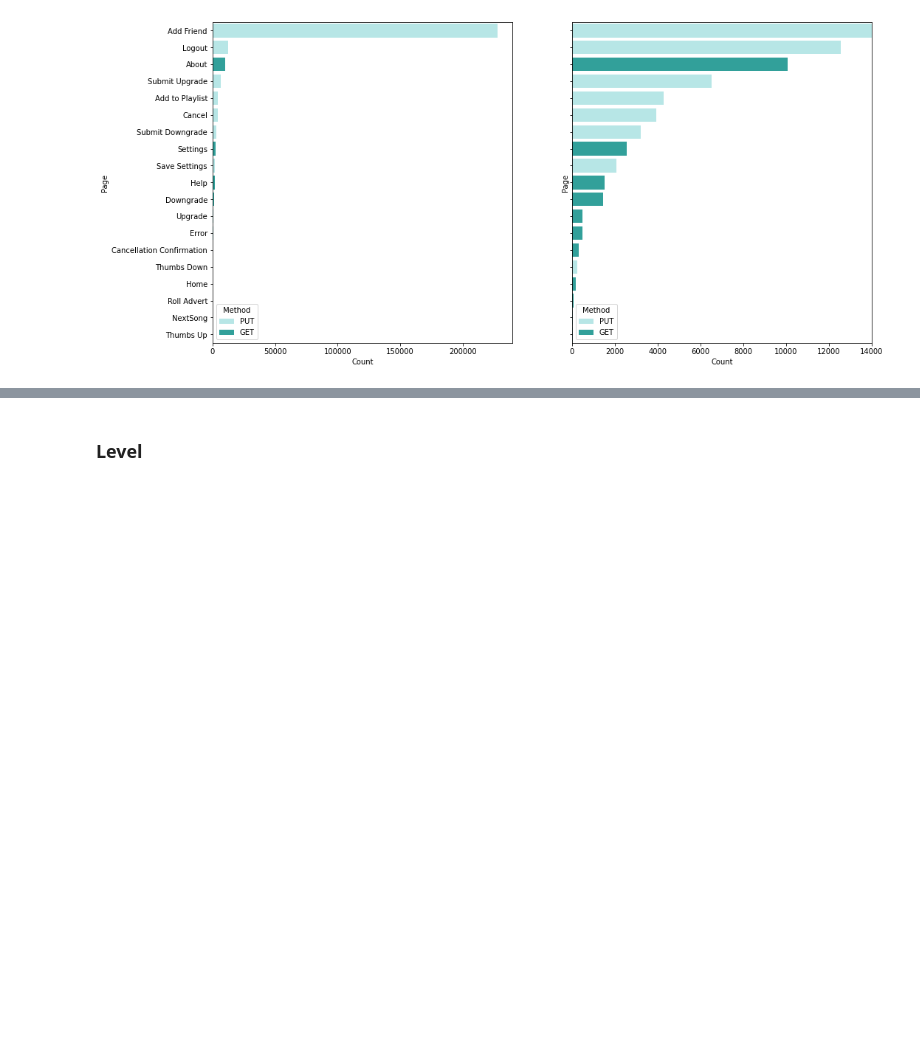
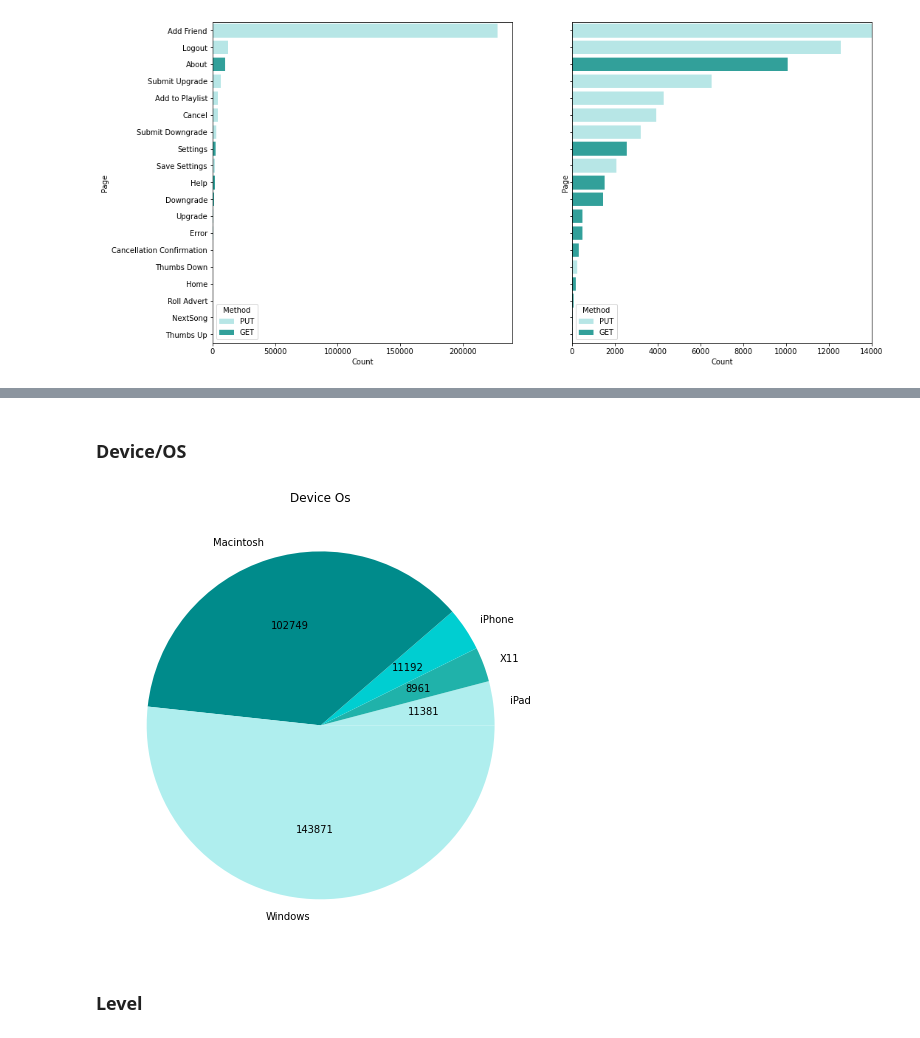
Before and after one commit to MareikeHeller/sparkify-customer-churn, a Jupyter notebook: sparkify-customer-churn.ipynb, the cells around one changed output, grey strips where cells are left out. Drawn from its saved outputs; the diff is of its cells as text; code cells hidden in the pictures; blank space fills up the shorter version.

```diff
--- a/sparkify-customer-churn.ipynb
+++ b/sparkify-customer-churn.ipynb
@@ -460,3 +470,11 @@ There are 19 different page types.
+# %% [markdown]
+### Device/OS
+# %%
+device_os = df_clean.groupby('device_os').count()
+
+plot_pie_chart(device_os,'count','device_os')
+# %% [output]
+[figure, added]
 # %% [markdown]
 ### Level
 # %%
```
Also changed, not shown: parts of 18 cells of this notebook.
